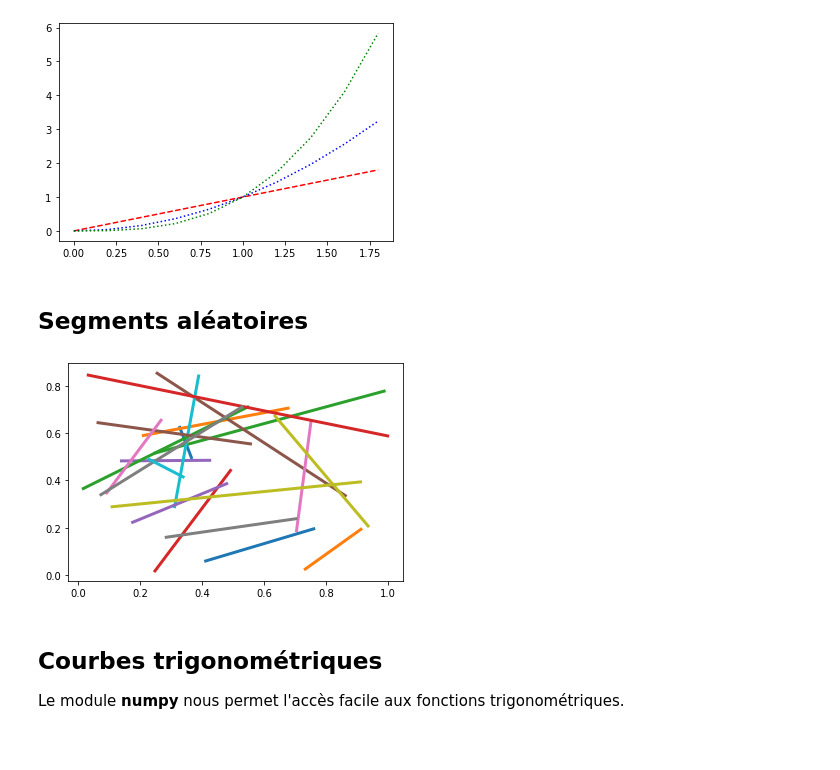
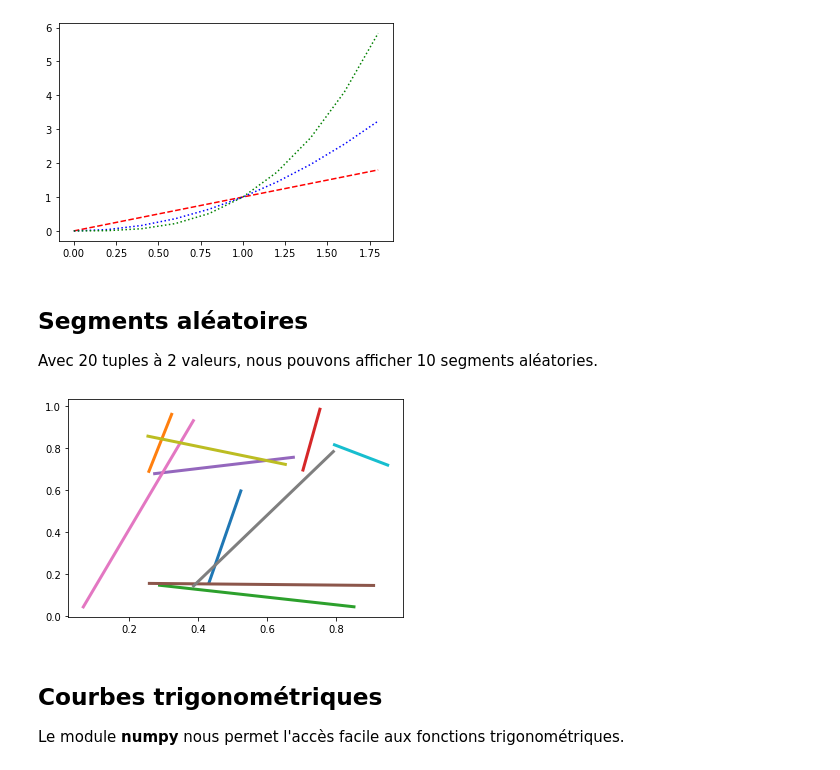
Before and after one commit to rasql/edunum, a Jupyter notebook: doc/plot/plot.ipynb, the cells around one changed output. Drawn from its saved outputs; the diff is of its cells as text; code cells hidden in the pictures.

```diff
--- a/doc/plot/plot.ipynb
+++ b/doc/plot/plot.ipynb
@@ -156,12 +145,14 @@ t = np.arange(0., 2., 0.2)
 plt.plot(t, t, 'r--', t, t**2, 'b:', t, t**3, 'g:');
 # %% [output]
 [figure]
-# %% [markdown]
-## Segments aléatoires
+# %% [markdown]
+## Segments aléatoires
+
+Avec 20 tuples à 2 valeurs, nous pouvons afficher 10 segments aléatories.
 # %%
-plt.plot(*np.random.rand(40, 2), linewidth=3);
+plt.plot(*np.random.rand(20, 2), linewidth=3);
 # %% [output]
-[figure, old version]
+[figure, new version]
 # %% [markdown]
 ## Courbes trigonométriques
 
```
Also changed, not shown: parts of 2 cells of this notebook, 1 other file.
